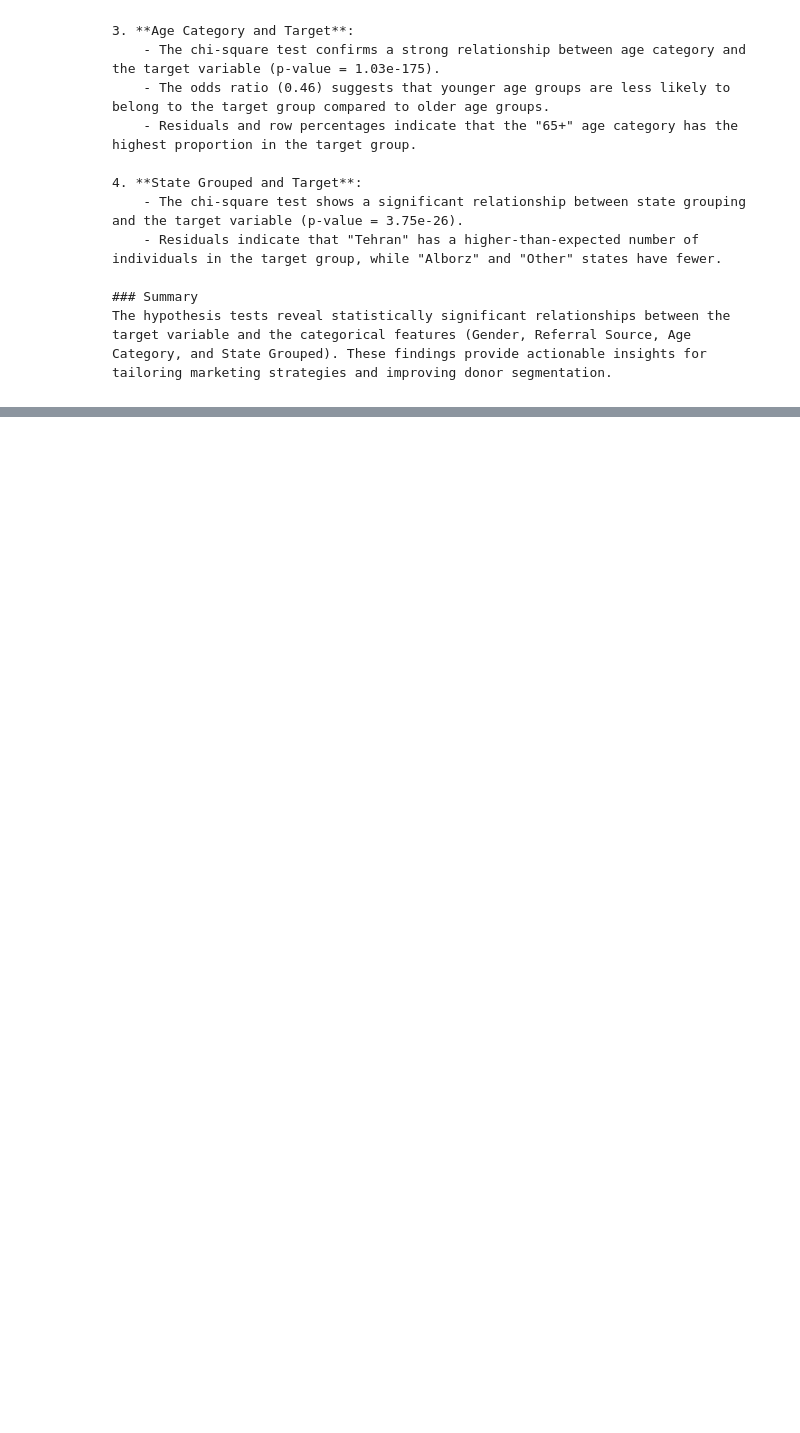
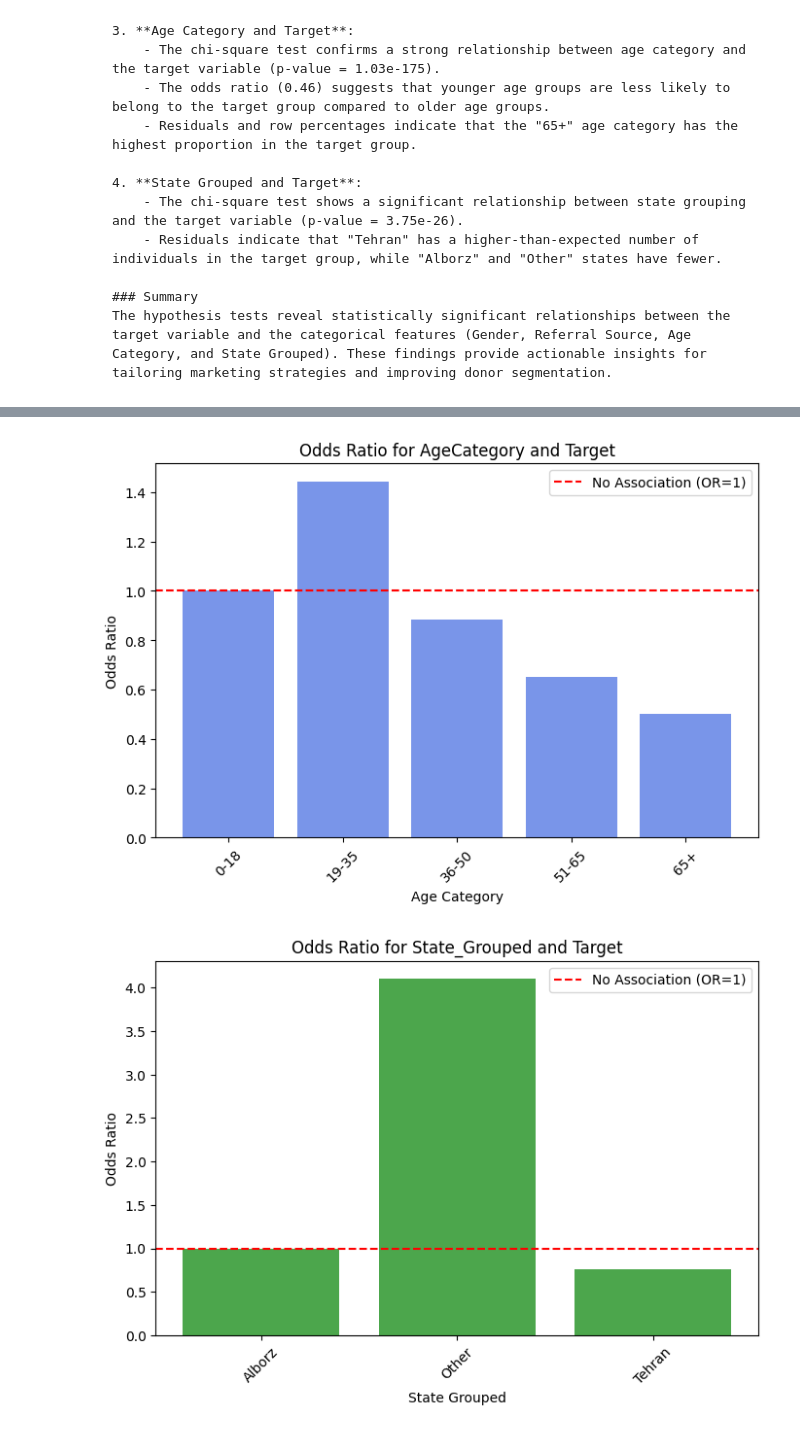
Before and after one commit to minhnguyenquang1709/gp-datamining, a Jupyter notebook: clustering.ipynb, the cells around one changed output, grey strips where cells are left out. Drawn from its saved outputs; the diff is of its cells as text; code cells hidden in the pictures; blank space fills up the shorter version.

Commit message:
odd ratio fig

```diff
--- a/clustering.ipynb
+++ b/clustering.ipynb
@@ -1048,0 +1081,63 @@ The hypothesis tests reveal statistically significant relationships between the
+# %%
+# Calculate odds ratios for AgeCategory
+age_categories, age_odds_ratios = calculate_odds_ratios(age_contingency_table)
+
+# Plot odds ratios
+plt.figure(figsize=(8, 5))
+plt.bar(age_categories, age_odds_ratios, color='royalblue', alpha=0.7)
+plt.axhline(y=1, color='red', linestyle='--', label="No Association (OR=1)")
+
+plt.xlabel("Age Category")
+plt.ylabel("Odds Ratio")
+plt.title("Odds Ratio for AgeCategory and Target")
+plt.xticks(rotation=45)
+plt.legend()
+plt.show()
+
+# Calculate odds ratios for State_Grouped
+state_categories, state_odds_ratios = calculate_odds_ratios(state_contingency_table)
+
+# Plot odds ratios
+plt.figure(figsize=(8, 5))
+plt.bar(state_categories, state_odds_ratios, color='green', alpha=0.7)
+plt.axhline(y=1, color='red', linestyle='--', label="No Association (OR=1)")
+
+plt.xlabel("State Grouped")
+plt.ylabel("Odds Ratio")
+plt.title("Odds Ratio for State_Grouped and Target")
+plt.xticks(rotation=45)
+plt.legend()
+plt.show()
+
+# Calculate odds ratios for Gender
+gender_categories, gender_odds_ratios = calculate_odds_ratios(contingency_table)
+
+# Plot odds ratios
+plt.figure(figsize=(8, 5))
+plt.bar(gender_categories, gender_odds_ratios, color='red', alpha=0.7)
+plt.axhline(y=1, color='black', linestyle='--', label="No Association (OR=1)")
+
+plt.xlabel("Gender")
+plt.ylabel("Odds Ratio")
+plt.title("Odds Ratio for Gender and Target")
+plt.xticks(rotation=45)
+plt.legend()
+plt.show()
+
+# Calculate odds ratios for ReferralSource
+referral_categories, referral_odds_ratios = calculate_odds_ratios(referral_contingency_table)
+
+# Plot odds ratios
+plt.figure(figsize=(8, 5))
+plt.bar(referral_categories, referral_odds_ratios, color='orange', alpha=0.7)
+plt.axhline(y=1, color='red', linestyle='--', label="No Association (OR=1)")
+
+plt.xlabel("Referral Source")
+plt.ylabel("Odds Ratio")
+plt.title("Odds Ratio for ReferralSource and Target")
+plt.xticks(rotation=45)
+plt.legend()
+plt.show()
+# %% [output]
+[figure, added]
+[figure, added]
```
Also changed, not shown: parts of 3 cells of this notebook, 4 other files.
